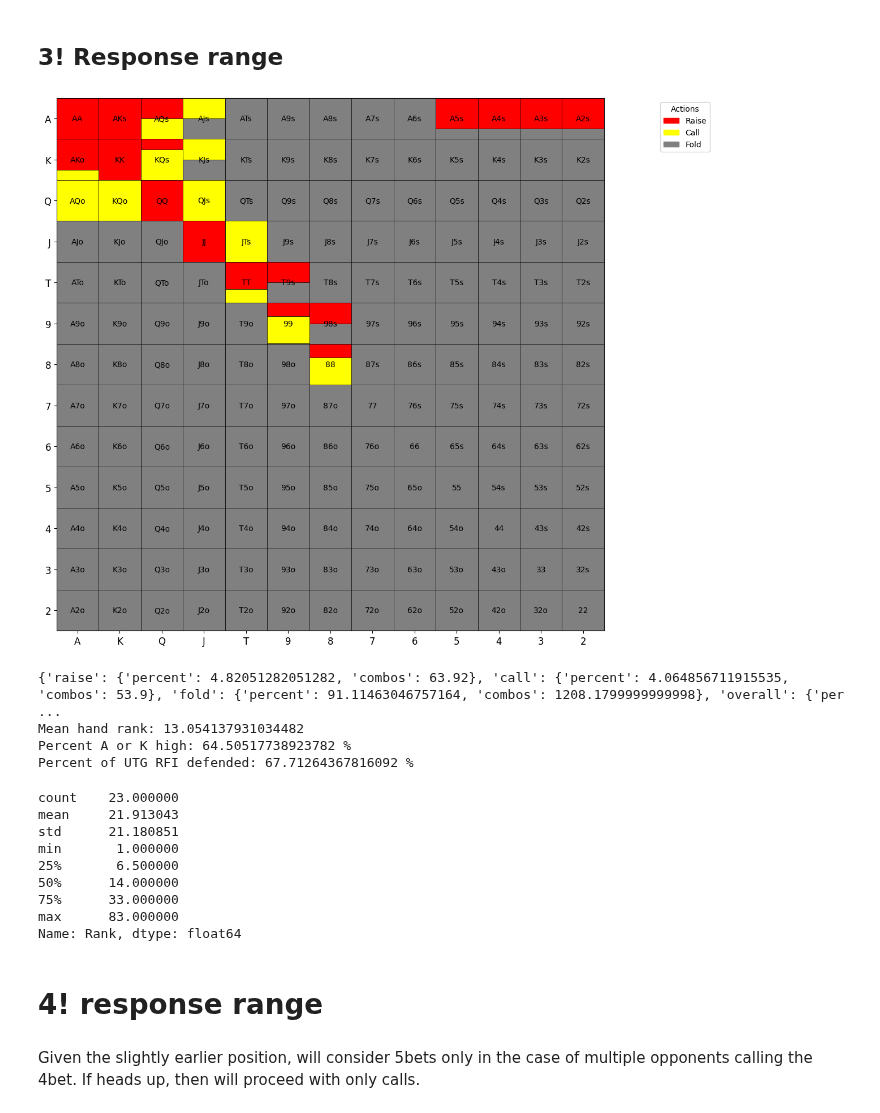
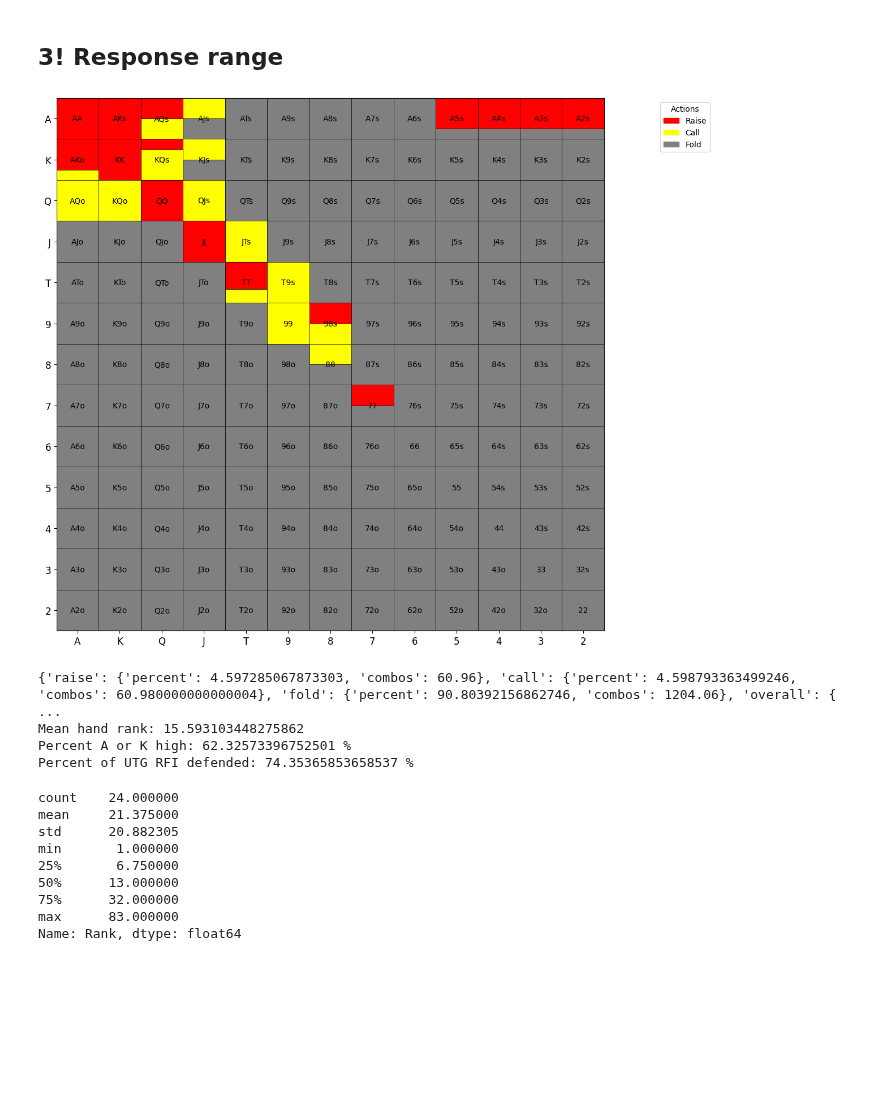
Before and after one commit to KunaalAgarwal/poker_analysis, a Jupyter notebook: src/utg_ranges.ipynb, the cells around one changed output. Saved outputs shown, nothing was run; the diff lists cells and outputs as text; code cells hidden in the pictures; blank space fills up the shorter version.

Commit message:
updated and finalized utg and bb ranges and feel good about them

```diff
--- a/src/utg_ranges.ipynb
+++ b/src/utg_ranges.ipynb
@@ -22,7 +22,7 @@ rfi_range = {
     "77": {"raise": 1.0, "call": 0.0},
     "88": {"raise": 1.0, "call": 0.0},
     "66": {"raise": 0.0, "call": 0.0},
-    "55": {"raise": 0.0, "call": 0.0}, # mixing the low pocket pairs with folds (as they infrequently call 3bets)
+    "55": {"raise": 0.0, "call": 0.0},
     "44": {"raise": 0.0, "call": 0.0},
     "33": {"raise": 0.0, "call": 0.0},
     "22": {"raise": 0.0, "call": 0.0},
@@ -43,7 +43,7 @@ rfi_range = {
     "AKo": {"raise": 1.0, "call": 0.0},
     "AQo": {"raise": 1.0, "call": 0.0},
     "AJo": {"raise": 1.0, "call": 0.0},
-    "ATo": {"raise": 1.0, "call": 0.0},
+    "ATo": {"raise": 0.5, "call": 0.0},
     "A9o": {"raise": 0.0, "call": 0.0},
     "A8o": {"raise": 0.0, "call": 0.0},
     "A7o": {"raise": 0.0, "call": 0.0},
@@ -62,14 +62,14 @@ rfi_range = {
     "K6s": {"raise": 0.0, "call": 0.0},
 
     "KQo": {"raise": 1.0, "call": 0.0},
-    "KJo": {"raise": 1.0, "call": 0.0},
+    "KJo": {"raise": 0.5, "call": 0.0},
     "KTo": {"raise": 0.0, "call": 0.0},
     "K9o": {"raise": 0.0, "call": 0.0},
     "K8o": {"raise": 0.0, "call": 0.0},
     "K7o": {"raise": 0.0, "call": 0.0},
 
     "QJs": {"raise": 1.0, "call": 0.0},
-    "QTs": {"raise": 0.0, "call": 0.0},
+    "QTs": {"raise": 0.5, "call": 0.0},
     "Q9s": {"raise": 0.0, "call": 0.0},
     "Q8s": {"raise": 0.0, "call": 0.0},
 
@@ -110,7 +110,6 @@ rfi_distribution = range_construction.range_hand_distribution(rfi_range)
 rfi_percent_by_actions = range_construction.range_percent_by_all_actions(rfi_range)
 rfi_mean_hand_rank = range_construction.average_range_rank(rfi_range)
 
-
 print(rfi_percent_by_actions)
 print(f'Mean hand rank: {rfi_mean_hand_rank}')
 print(f'Percent A or K high: {range_construction.percent_range_high_card(rfi_range)} %')
@@ -141,12 +140,11 @@ response_3bet_range = {
     "QQ": {"raise": 1.0, "call": 0.0},
     "JJ": {"raise": 1.0, "call": 0.0},
     "TT": {"raise": 0.66, "call": 0.33},
-    "99": {"raise": 0.33, "call": 0.66},
-    "88": {"raise": 0.33, "call": 0.66},
-    "77": {"raise": 0.0, "call": 0.0},
+    "99": {"raise": 0.0, "call": 1.0},
+    "88": {"raise": 0.0, "call": 0.5}, # 4bet bluff (unblocks AK, AQ, AJ, KQ, etc.), while ahead of those hands and can put high pressure on middling pairs
+    "77": {"raise": 0.5, "call": 0.0}, # 4bet bluff (unblocks AK, AQ, AJ, KQ, etc.), while ahead of those hands and can put high pressure on middling pairs
     "66": {"raise": 0.0, "call": 0.0},
     "55": {"raise": 0.0, "call": 0.0},
-    # 4bet bluff (unblocks AK, AQ, AJ, KQ, etc.), while ahead of those hands and can put high pressure on middling pairs
     "44": {"raise": 0.0, "call": 0.0},
     "33": {"raise": 0.0, "call": 0.0},
     "22": {"raise": 0.0, "call": 0.0},
@@ -159,10 +157,11 @@ response_3bet_range = {
     "A8s": {"raise": 0.0, "call": 0.0},
     "A7s": {"raise": 0.0, "call": 0.0},
     "A6s": {"raise": 0.0, "call": 0.0},
-    "A5s": {"raise": 0.75, "call": 0.0}, # 4bet bluff
+     # 4bet bluffs, the frequeny is high because we are opening only 1 combo of each
+    "A5s": {"raise": 0.75, "call": 0.0},
     "A4s": {"raise": 0.75, "call": 0.0},
     "A3s": {"raise": 0.75, "call": 0.0},
-    "A2s": {"raise": 0.75, "call": 0.0}, # 4bet bluff
+    "A2s": {"raise": 0.75, "call": 0.0},
 
     "AKo": {"raise": 0.75, "call": 0.25},
     "AQo": {"raise": 0.0, "call": 1.0},
@@ -197,51 +196,47 @@ response_3bet_range = {
     "JTo": {"raise": 0.0, "call": 0.0},
     "J9o": {"raise": 0.0, "call": 0.0},
 
-    "T9s": {"raise": 0.5, "call": 0.0},
+    "T9s": {"raise": 0.0, "call": 1.0}, # strong enough to call and plays well postflop
     "T8s": {"raise": 0.0, "call": 0.0},
 
-    "98s": {"raise": 0.5, "call": 0.0},
+    "98s": {"raise": 0.5, "call": 0.5}, # 4bet bluff, unblocks AK, AQ, etc. and plays well postflop
     "97s": {"raise": 0.0, "call": 0.0},
 
     "87s": {"raise": 0.0, "call": 0.0},
     "86s": {"raise": 0.0, "call": 0.0},
 
     "76s": {"raise": 0.0, "call": 0.0},
     "75s": {"raise": 0.0, "call": 0.0},
 
     "65s": {"raise": 0.0, "call": 0.0},
 }
 # Visualize the range
 response_3bet = range_construction.generate_range(response_3bet_range, '../ranges/utg_ranges/utg_3!response.png')
 response_3bet_distribution = range_construction.range_hand_distribution(response_3bet_range)
 response_3bet_percent_by_actions = range_construction.range_percent_by_all_actions(response_3bet_range)
 response_3bet_mean_hand_rank = range_construction.average_range_rank(response_3bet_range)
 
 defended_rfi = 100*response_3bet_percent_by_actions['overall']['combos'] / rfi_percent_by_actions['overall']['combos']
 
 print(response_3bet_percent_by_actions)
 print(f'Mean hand rank: {response_3bet_mean_hand_rank}')
 print(f'Percent A or K high: {range_construction.percent_range_high_card(response_3bet_range)} %')
 print(f'Percent of UTG RFI defended: {defended_rfi} %')
 
 response_3bet_distribution[1].to_csv('../ranges/utg_ranges/utg_3bet_response_distribution.csv')
 response_3bet_distribution[0]
 # %% [output]
-[figure, old version]
+[figure, new version]
-{'raise': {'percent': 4.82051282051282, 'combos': 63.92}, 'call': {'percent': 4.064856711915535, 'combos': 53.9}, 'fold': {'percent': 91.11463046757164, 'combos': 1208.1799999999998}, 'overall': {'per ...
-Mean hand rank: 13.054137931034482
-Percent A or K high: 64.50517738923782 %
-Percent of UTG RFI defended: 67.71264367816092 %
+{'raise': {'percent': 4.597285067873303, 'combos': 60.96}, 'call': {'percent': 4.598793363499246, 'combos': 60.980000000000004}, 'fold': {'percent': 90.80392156862746, 'combos': 1204.06}, 'overall': { ...
+Mean hand rank: 15.593103448275862
+Percent A or K high: 62.32573396752501 %
+Percent of UTG RFI defended: 74.35365853658537 %
-count    23.000000
-mean     21.913043
-std      21.180851
+count    24.000000
+mean     21.375000
+std      20.882305
 min       1.000000
-25%       6.500000
-50%      14.000000
-75%      33.000000
+25%       6.750000
+50%      13.000000
+75%      32.000000
 max      83.000000
 Name: Rank, dtype: float64
-# %% [markdown]
-# 4! response range
-# %% [markdown]
-Given the slightly earlier position, will consider 5bets only in the case of multiple opponents calling the 4bet. If heads up, then will proceed with only calls.
```
Also changed, not shown: parts of 2 cells of this notebook, 6 other files.
